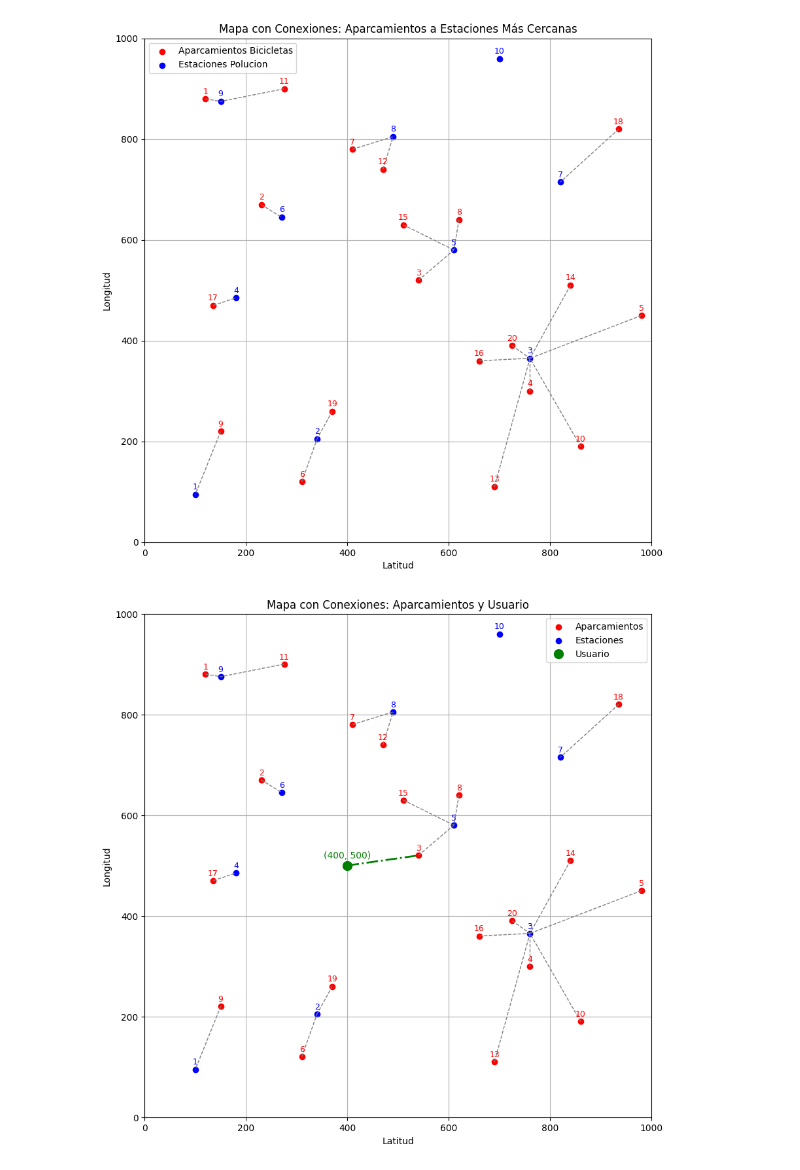
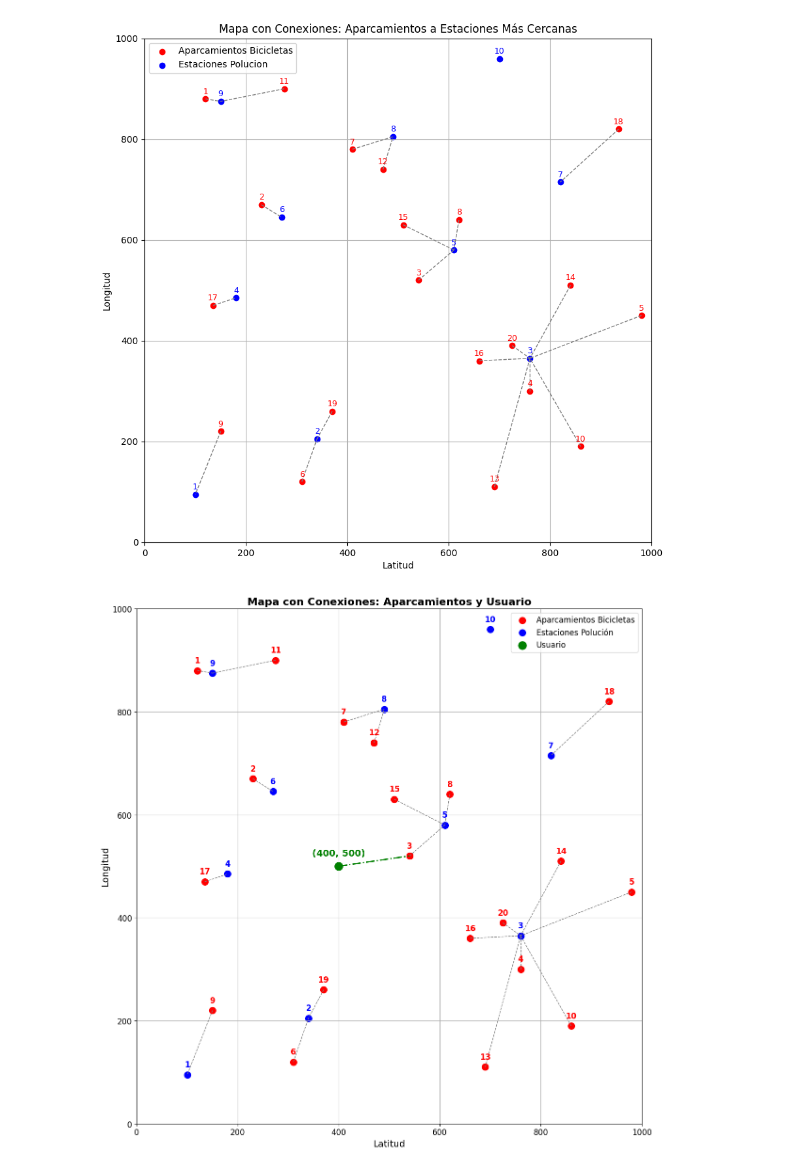
Before and after one commit to rodasmarco12/GreenWheels, a Jupyter notebook: graficas.ipynb, the cells around one changed output. Drawn from its saved outputs; the diff is of its cells as text; code cells hidden in the pictures.

Commit message:
small changes in charts

```diff
--- a/graficas.ipynb
+++ b/graficas.ipynb
@@ -160,56 +160,54 @@ x_estaciones = [100, 340, 760, 180, 610, 270, 820, 490, 150, 700]
 punto_verde = (400, 500)
 
 # Crear la gráfica
-plt.figure(figsize=(10, 10))
-plt.scatter(x_aparcamientos, y_aparcamientos, color='red', label='Aparcamientos')
-plt.scatter(x_estaciones, y_estaciones, color='blue', label='Estaciones')
-plt.scatter(*punto_verde, color='green', label='Usuario', s=100, zorder=5)
+plt.figure(figsize=(12, 12))
+plt.scatter(x_aparcamientos, y_aparcamientos, color='red', label='Aparcamientos Bicicletas', s=100)
+plt.scatter(x_estaciones, y_estaciones, color='blue', label='Estaciones Polución', s=100)
+plt.scatter(*punto_verde, color='green', label='Usuario', s=150, zorder=5)
 
 # Mostrar coordenadas del punto verde
-plt.text(punto_verde[0], punto_verde[1] + 15, f"({punto_verde[0]}, {punto_verde[1]})", color='green', fontsize=10, ha='center')
-
+plt.text(punto_verde[0], punto_verde[1] + 20, f"({punto_verde[0]}, {punto_verde[1]})",
+         color='green', fontsize=14, ha='center', fontweight='bold')
 
 # Etiquetar aparcamientos
 for i in range(len(x_aparcamientos)):
-    plt.text(x_aparcamientos[i], y_aparcamientos[i] + 10, str(i + 1), color='red', fontsize=9, ha='center')
+    plt.text(x_aparcamientos[i], y_aparcamientos[i] + 15, str(i + 1),
+             color='red', fontsize=12, ha='center', fontweight='bold')
 
 # Etiquetar estaciones
 for i in range(len(x_estaciones)):
-    plt.text(x_estaciones[i], y_estaciones[i] + 10, str(i + 1), color='blue', fontsize=9, ha='center')
+    plt.text(x_estaciones[i], y_estaciones[i] + 15, str(i + 1),
+             color='blue', fontsize=12, ha='center', fontweight='bold')
 
-# 🔁 Trazar línea de cada aparcamiento a la estación más cercana
+# Trazar línea de cada aparcamiento a la estación más cercana
 for i in range(len(x_aparcamientos)):
     aparc_x = x_aparcamientos[i]
     aparc_y = y_aparcamientos[i]
-
-    # Calcular distancias a todas las estaciones
     distancias = [np.hypot(aparc_x - x, aparc_y - y) for x, y in zip(x_estaciones, y_estaciones)]
     idx_min = np.argmin(distancias)
-
-    # Coordenadas de la estación más cercana
     est_x = x_estaciones[idx_min]
     est_y = y_estaciones[idx_min]
-
-    # Dibujar línea
     plt.plot([aparc_x, est_x], [aparc_y, est_y], color='gray', linestyle='--', linewidth=1)
 
-# 🔁 Línea del punto verde al aparcamiento más cercano
+# Línea del punto verde al aparcamiento más cercano
 distancias_verde = [np.hypot(punto_verde[0] - x, punto_verde[1] - y) for x, y in zip(x_aparcamientos, y_aparcamientos)]
 idx_aparc_cercano = np.argmin(distancias_verde)
 aparc_cercano_x = x_aparcamientos[idx_aparc_cercano]
 aparc_cercano_y = y_aparcamientos[idx_aparc_cercano]
+plt.plot([punto_verde[0], aparc_cercano_x], [punto_verde[1], aparc_cercano_y],
+         color='green', linewidth=2, linestyle='-.')
 
-# Dibujar línea en verde
-plt.plot([punto_verde[0], aparc_cercano_x], [punto_verde[1], aparc_cercano_y], color='green', linewidth=2, linestyle='-.')
-
-# Configurar límites y leyenda
+# Configurar límites, título y leyenda
 plt.xlim(0, 1000)
 plt.ylim(0, 1000)
-plt.title('Mapa con Conexiones: Aparcamientos y Usuario')
-plt.xlabel('Latitud')
-plt.ylabel('Longitud')
+plt.title('Mapa con Conexiones: Aparcamientos y Usuario', fontsize=16, fontweight='bold')
+plt.xlabel('Latitud', fontsize=14)
+plt.ylabel('Longitud', fontsize=14)
 plt.grid(True)
-plt.legend()
+plt.legend(fontsize=12)
+plt.xticks(fontsize=12)
+plt.yticks(fontsize=12)
+plt.tight_layout()
 plt.show()
 # %% [output]
-[figure, old version]
+[figure, new version]
```
